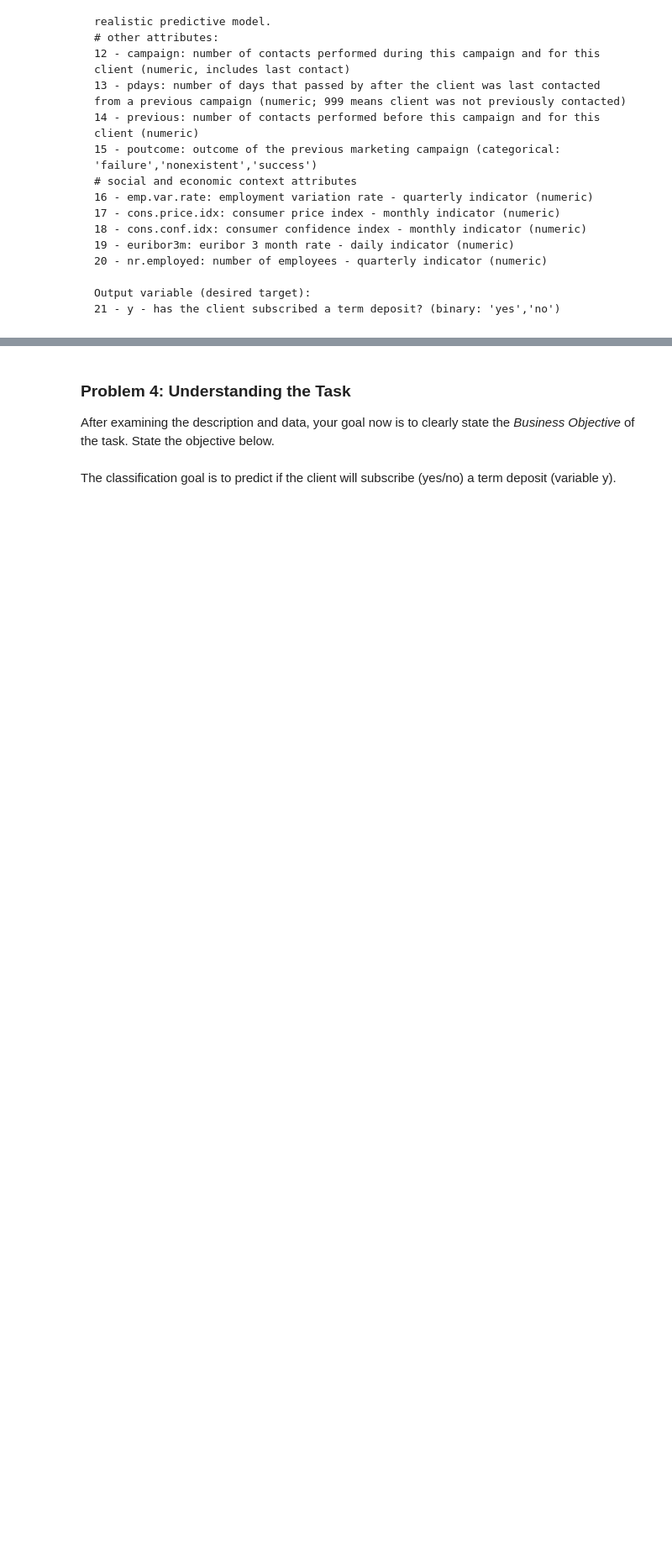
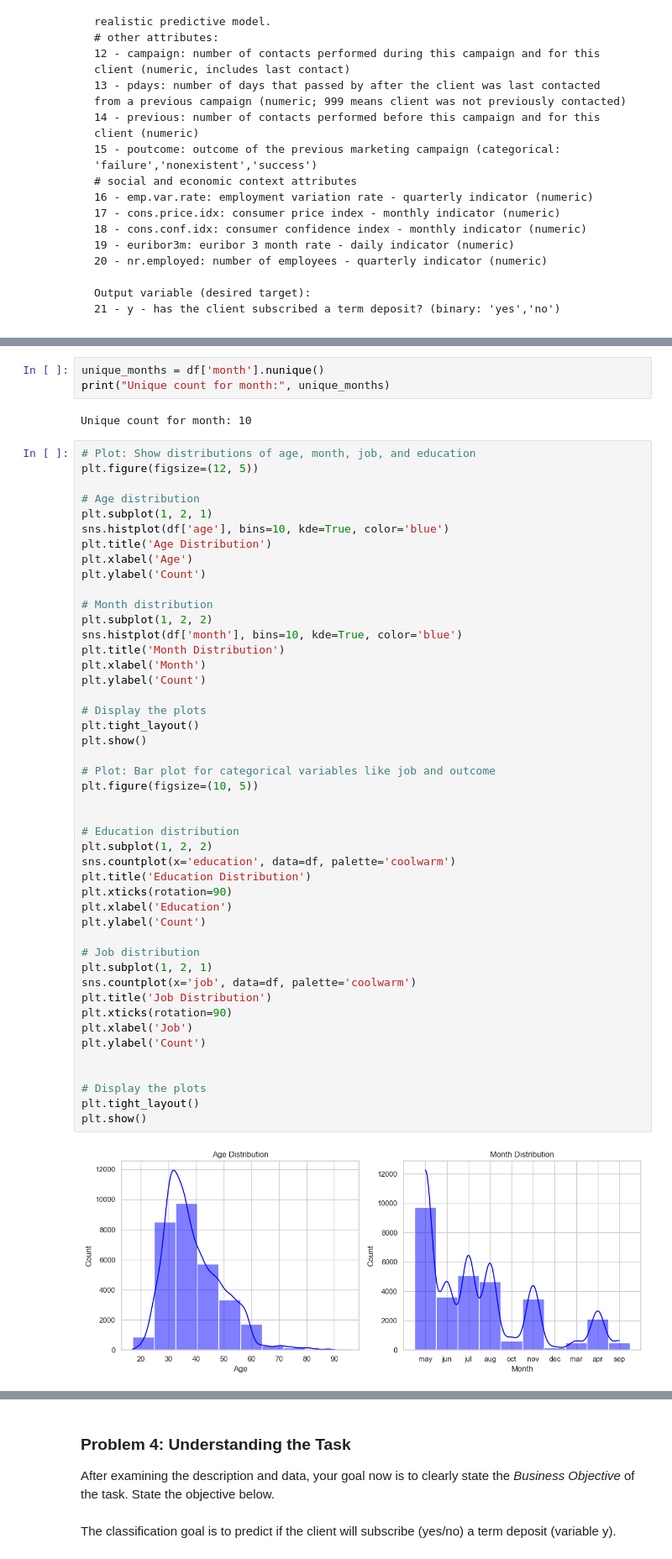
Before and after one commit to tmadrms/practical_application_III, a Jupyter notebook: prompt_III.ipynb, the cells around one changed output, grey strips where cells are left out. Shown at 84% size. Cells and saved outputs as stored; diff of their text form; blank space fills up the shorter version.

```diff
--- a/prompt_III.ipynb
+++ b/prompt_III.ipynb
@@ -67,0 +198,53 @@ Output variable (desired target):
+# %%
+unique_months = df['month'].nunique()
+print("Unique count for month:", unique_months)
+# %% [output]
+Unique count for month: 10
+# %%
+# Plot: Show distributions of age, month, job, and education
+plt.figure(figsize=(12, 5))
+
+# Age distribution
+plt.subplot(1, 2, 1)
+sns.histplot(df['age'], bins=10, kde=True, color='blue')
+plt.title('Age Distribution')
+plt.xlabel('Age')
+plt.ylabel('Count')
+
+# Month distribution
+plt.subplot(1, 2, 2)
+sns.histplot(df['month'], bins=10, kde=True, color='blue')
+plt.title('Month Distribution')
+plt.xlabel('Month')
+plt.ylabel('Count')
+
+# Display the plots
+plt.tight_layout()
+plt.show()
+
+# Plot: Bar plot for categorical variables like job and outcome
+plt.figure(figsize=(10, 5))
+
+
+# Education distribution
+plt.subplot(1, 2, 2)
+sns.countplot(x='education', data=df, palette='coolwarm')
+plt.title('Education Distribution')
+plt.xticks(rotation=90)
+plt.xlabel('Education')
+plt.ylabel('Count')
+
+# Job distribution
+plt.subplot(1, 2, 1)
+sns.countplot(x='job', data=df, palette='coolwarm')
+plt.title('Job Distribution')
+plt.xticks(rotation=90)
+plt.xlabel('Job')
+plt.ylabel('Count')
+
+
+# Display the plots
+plt.tight_layout()
+plt.show()
+# %% [output]
+[figure, added]
```
Also changed, not shown: parts of 44 cells of this notebook, 8 other files.
